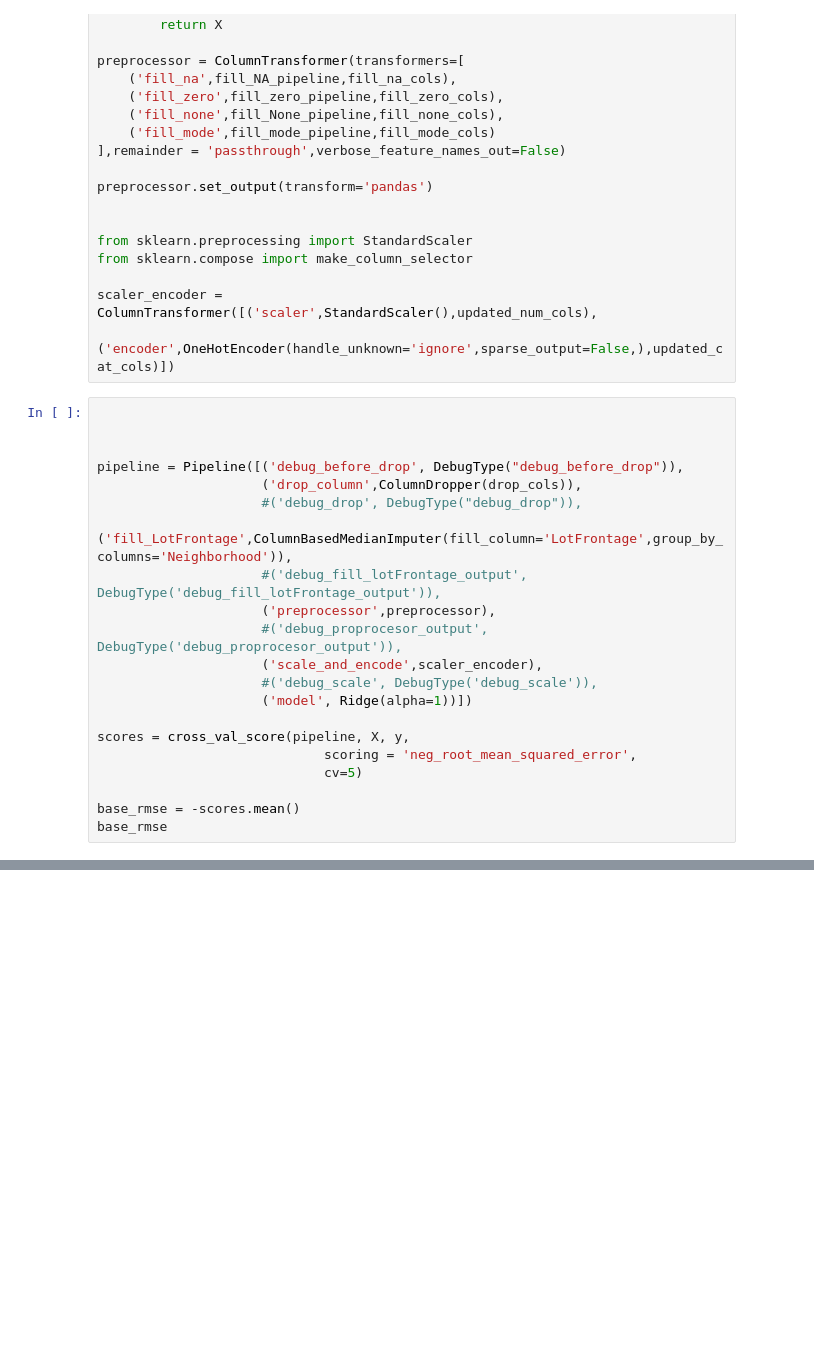
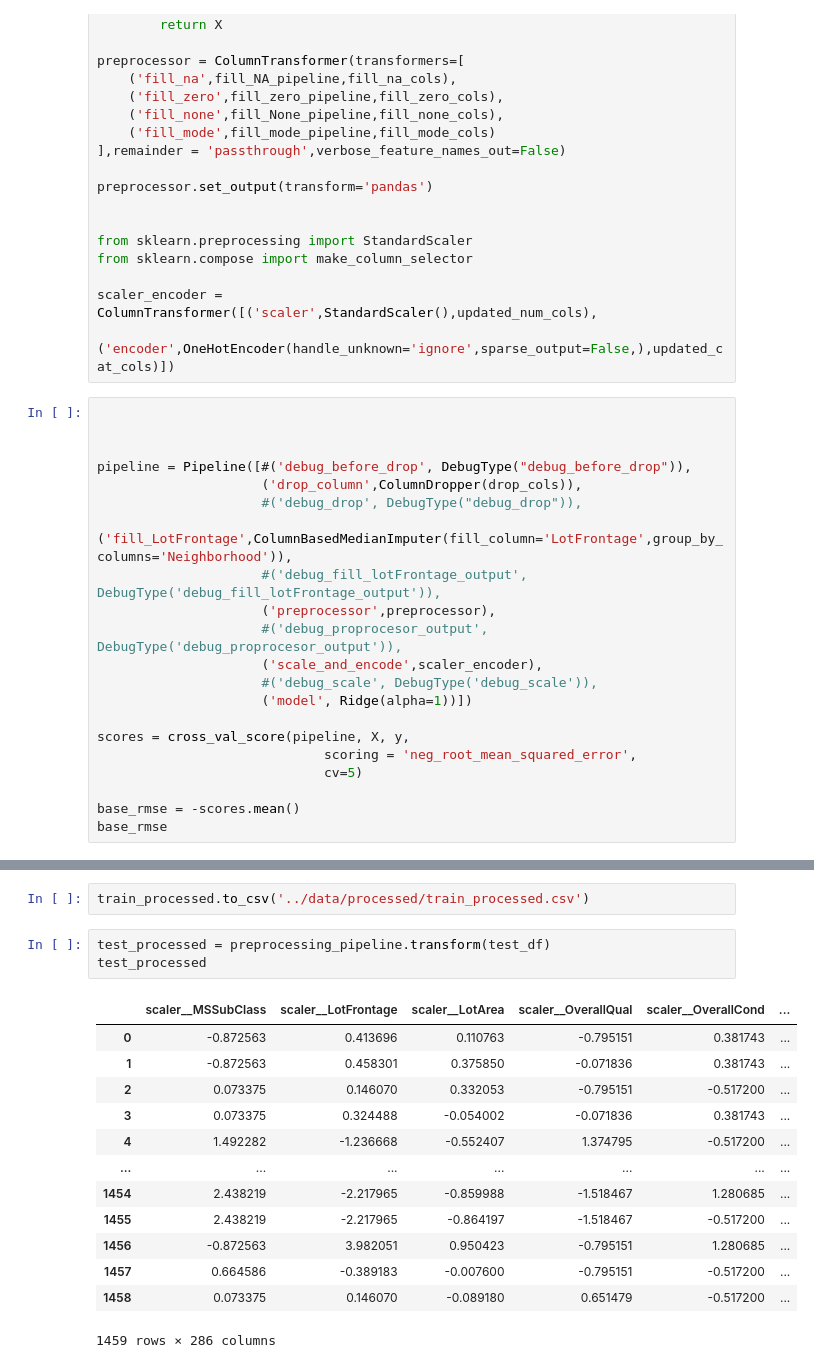
Before and after one commit to SaikatGhosh94/ai-engineering-portfolio, a Jupyter notebook: classical-ml/house-price-prediction/notebooks/02_feature_engineering.ipynb, the cells around one changed output, grey strips where cells are left out. Cells and saved outputs as stored; diff of their text form; blank space fills up the shorter version.

```diff
--- a/classical-ml/house-price-prediction/notebooks/02_feature_engineering.ipynb
+++ b/classical-ml/house-price-prediction/notebooks/02_feature_engineering.ipynb
@@ -563,7 +563,7 @@ scaler_encoder = ColumnTransformer([('scaler',StandardScaler(),updated_num_cols)
 
 
 
-pipeline = Pipeline([('debug_before_drop', DebugType("debug_before_drop")),
+pipeline = Pipeline([#('debug_before_drop', DebugType("debug_before_drop")),
                      ('drop_column',ColumnDropper(drop_cols)),
                      #('debug_drop', DebugType("debug_drop")),
                      ('fill_LotFrontage',ColumnBasedMedianImputer(fill_column='LotFrontage',group_by_columns='Neighborhood')),
@@ -674,0 +632,19 @@ train_processed
+# %%
+train_processed.to_csv('../data/processed/train_processed.csv')
+# %%
+test_processed = preprocessing_pipeline.transform(test_df)
+test_processed
+# %% [output]
+|  | scaler__MSSubClass | scaler__LotFrontage | scaler__LotArea | scaler__OverallQual | scaler__OverallCond | ... |
+| 0 | -0.872563 | 0.413696 | 0.110763 | -0.795151 | 0.381743 | ... |
+| 1 | -0.872563 | 0.458301 | 0.375850 | -0.071836 | 0.381743 | ... |
+| 2 | 0.073375 | 0.146070 | 0.332053 | -0.795151 | -0.517200 | ... |
+| 3 | 0.073375 | 0.324488 | -0.054002 | -0.071836 | 0.381743 | ... |
+| 4 | 1.492282 | -1.236668 | -0.552407 | 1.374795 | -0.517200 | ... |
+| ... | ... | ... | ... | ... | ... | ... |
+| 1454 | 2.438219 | -2.217965 | -0.859988 | -1.518467 | 1.280685 | ... |
+| 1455 | 2.438219 | -2.217965 | -0.864197 | -1.518467 | -0.517200 | ... |
+| 1456 | -0.872563 | 3.982051 | 0.950423 | -0.795151 | 1.280685 | ... |
+| 1457 | 0.664586 | -0.389183 | -0.007600 | -0.795151 | -0.517200 | ... |
+| 1458 | 0.073375 | 0.146070 | -0.089180 | 0.651479 | -0.517200 | ... |
+1459 rows × 286 columns
```
Also changed, not shown: parts of 5 cells of this notebook, 1 other file.
